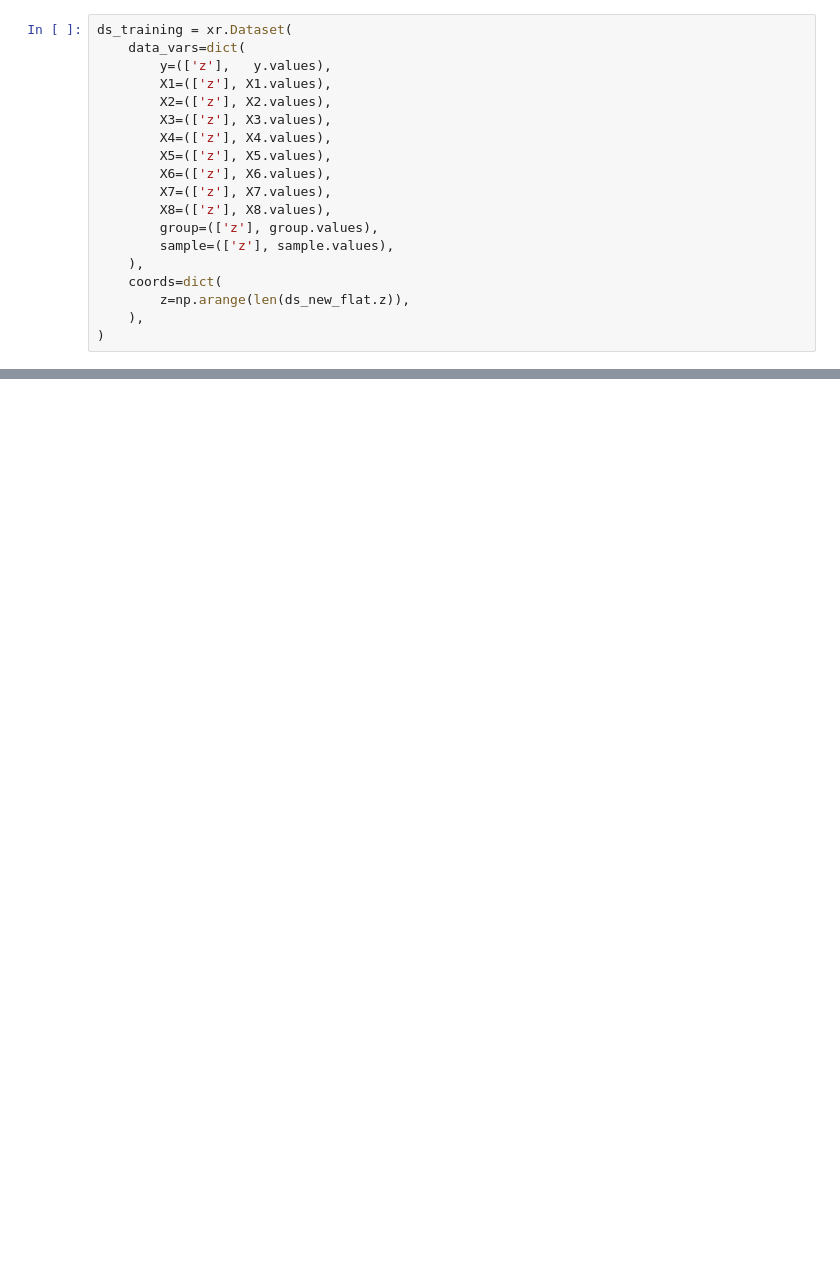
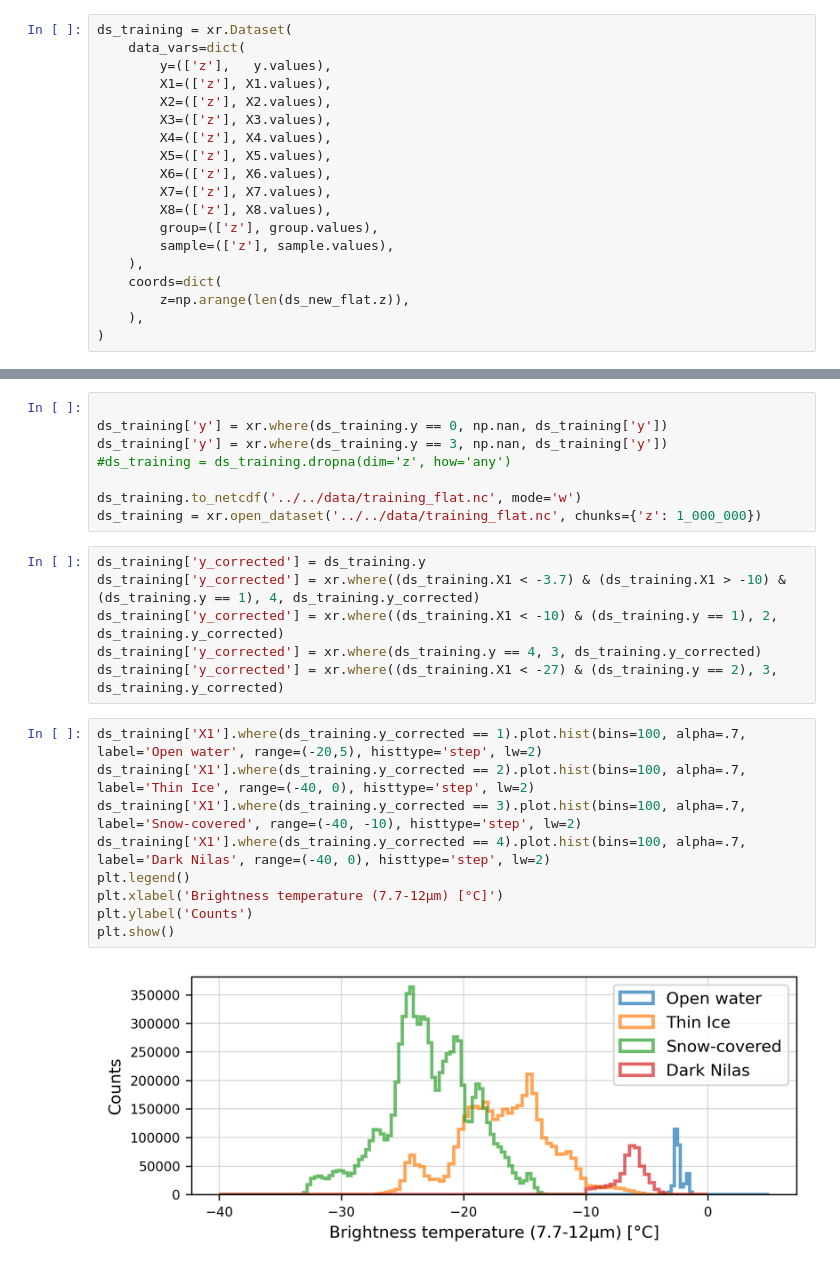
Before and after one commit to FranzFlink/Mueller_et_al_2024_code, a Jupyter notebook: source/preprocess/preprocess_pixel.ipynb, the cells around one changed output, grey strips where cells are left out. Drawn from its saved outputs; the diff is of its cells as text; blank space fills up the shorter version.

```diff
--- a/source/preprocess/preprocess_pixel.ipynb
+++ b/source/preprocess/preprocess_pixel.ipynb
@@ -67,0 +98,25 @@ plt.show()
+# %%
+
+ds_training['y'] = xr.where(ds_training.y == 0, np.nan, ds_training['y'])
+ds_training['y'] = xr.where(ds_training.y == 3, np.nan, ds_training['y'])
+#ds_training = ds_training.dropna(dim='z', how='any')
+
+ds_training.to_netcdf('../../data/training_flat.nc', mode='w')
+ds_training = xr.open_dataset('../../data/training_flat.nc', chunks={'z': 1_000_000})
+# %%
+ds_training['y_corrected'] = ds_training.y
+ds_training['y_corrected'] = xr.where((ds_training.X1 < -3.7) & (ds_training.X1 > -10) & (ds_training.y == 1), 4, ds_training.y_corrected)
+ds_training['y_corrected'] = xr.where((ds_training.X1 < -10) & (ds_training.y == 1), 2, ds_training.y_corrected)
+ds_training['y_corrected'] = xr.where(ds_training.y == 4, 3, ds_training.y_corrected)
+ds_training['y_corrected'] = xr.where((ds_training.X1 < -27) & (ds_training.y == 2), 3, ds_training.y_corrected)
+# %%
+ds_training['X1'].where(ds_training.y_corrected == 1).plot.hist(bins=100, alpha=.7, label='Open water', range=(-20,5), histtype='step', lw=2)
+ds_training['X1'].where(ds_training.y_corrected == 2).plot.hist(bins=100, alpha=.7, label='Thin Ice', range=(-40, 0), histtype='step', lw=2)
+ds_training['X1'].where(ds_training.y_corrected == 3).plot.hist(bins=100, alpha=.7, label='Snow-covered', range=(-40, -10), histtype='step', lw=2)
+ds_training['X1'].where(ds_training.y_corrected == 4).plot.hist(bins=100, alpha=.7, label='Dark Nilas', range=(-40, 0), histtype='step', lw=2)
+plt.legend()
+plt.xlabel('Brightness temperature (7.7-12µm) [°C]')
+plt.ylabel('Counts')
+plt.show()
+# %% [output]
+[figure, added]
```
Also changed, not shown: parts of 14 cells of this notebook, 3 other files.
